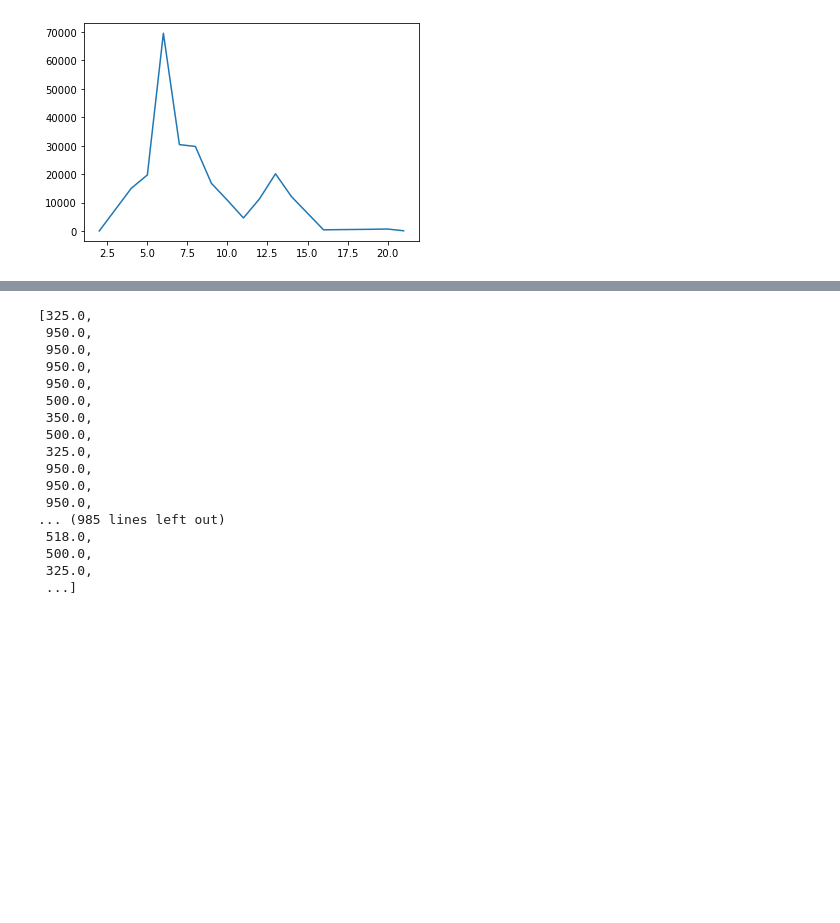
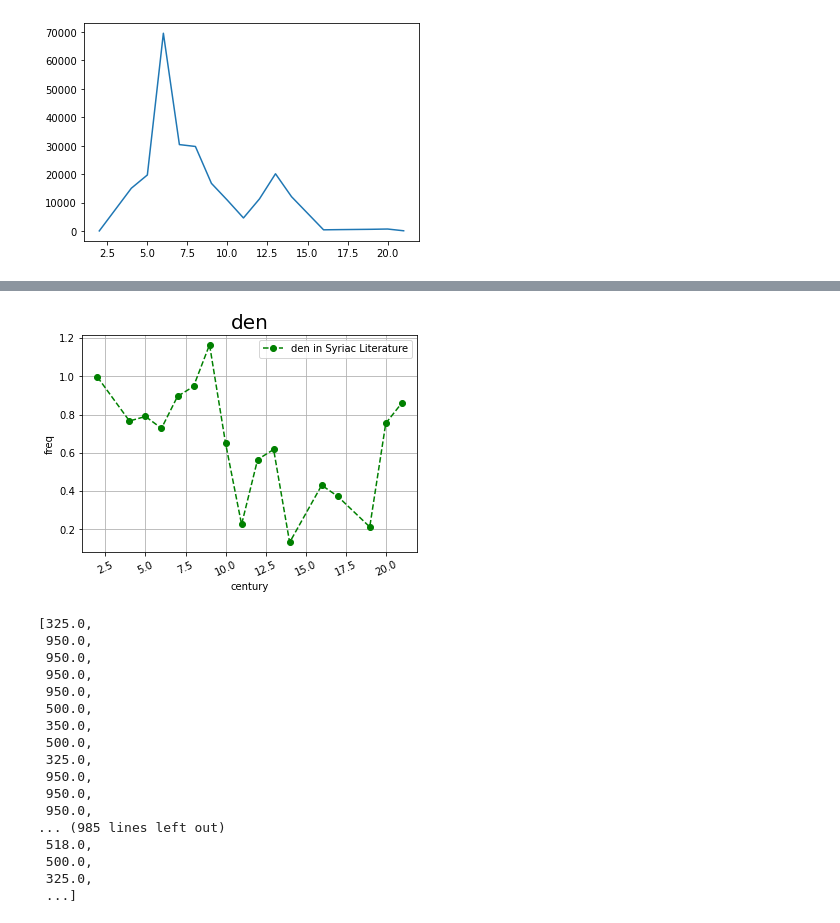
Before and after one commit to maeirnoam/ReligionDH, a Jupyter notebook: Sedra-Simtho Playground.ipynb, the cells around one changed output, grey strips where cells are left out. Saved outputs shown, nothing was run; the diff lists cells and outputs as text; code cells hidden in the pictures; blank space fills up the shorter version.

```diff
--- a/Sedra-Simtho Playground.ipynb
+++ b/Sedra-Simtho Playground.ipynb
@@ -135,3 +140,17 @@ freq['Percentage '].plot()
+# %%
+syr_lexeme = "den"
+plt.plot(freq['century'], freq['Percentage '], color = 'g', linestyle = 'dashed',
+         marker = 'o', label=f'{syr_lexeme} in Syriac Literature')
+plt.xticks(rotation = 25)
+plt.xlabel('century')
+plt.ylabel('freq')
+plt.title(syr_lexeme, fontsize = 20)
+
+plt.grid() #not in scatter
+plt.legend() #not in scatter
+plt.show()
+# %% [output]
+[figure, added]
 # %%
 firsts = []
 for s in ls:
```
Also changed, not shown: parts of 4 cells of this notebook, 6 other files.
